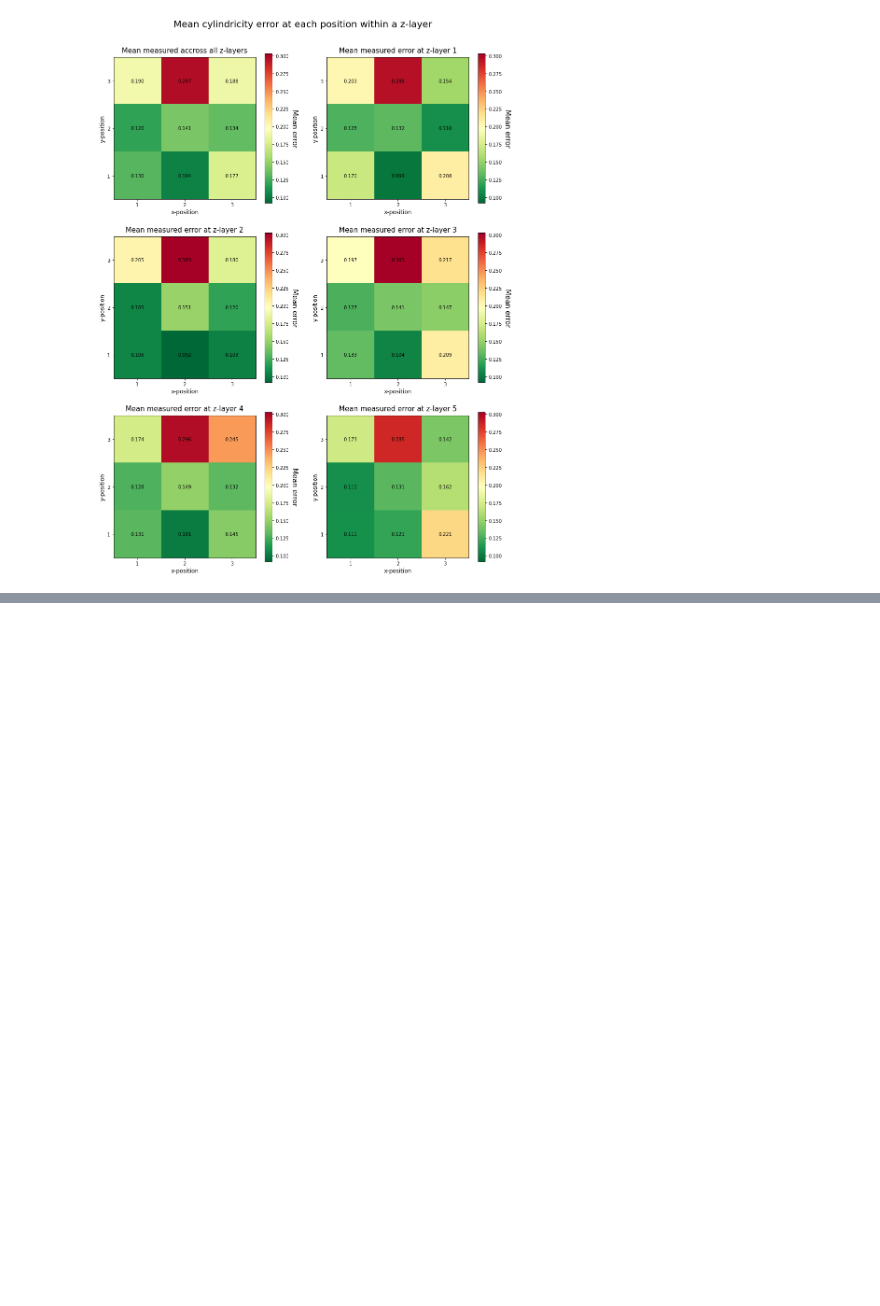
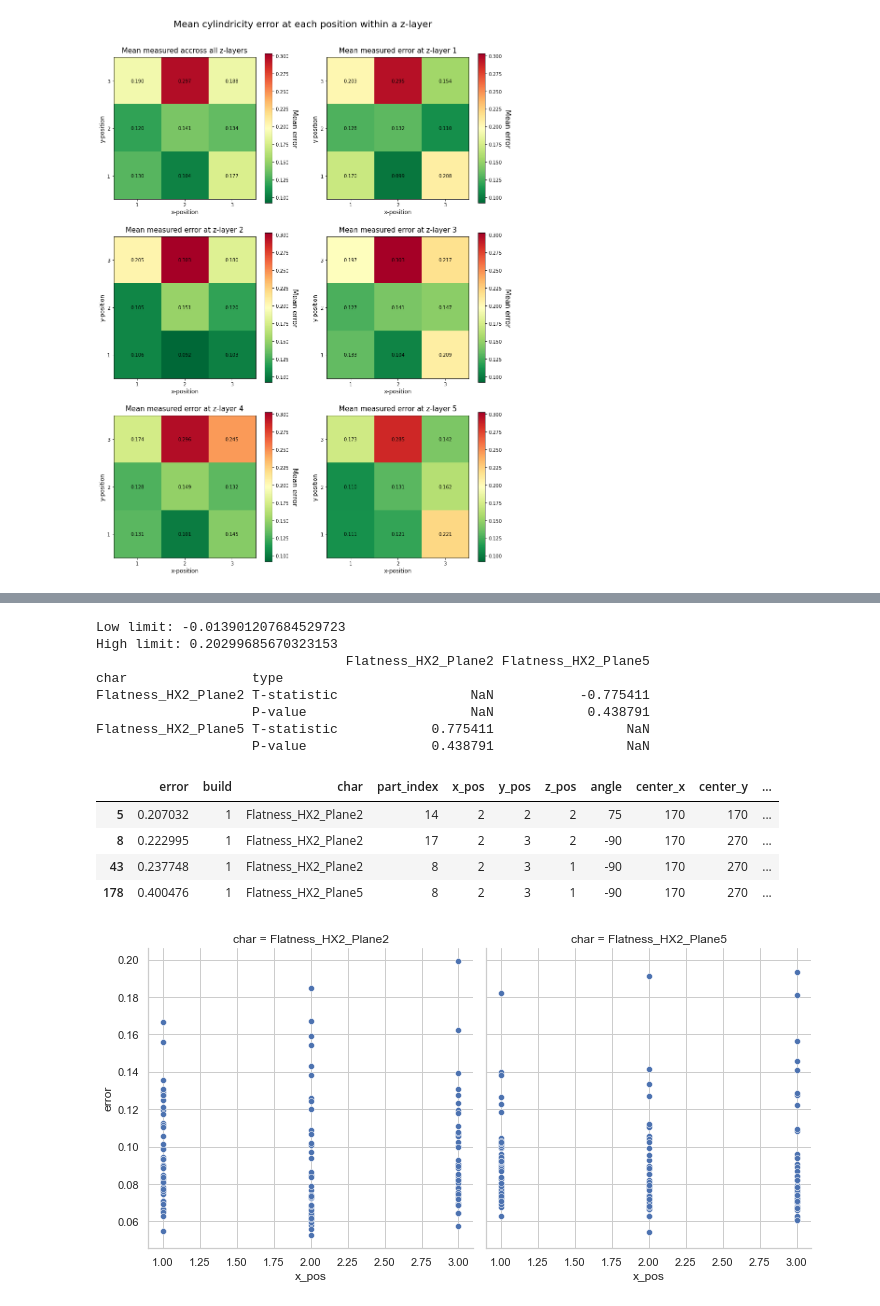
Before and after one commit to TheThorb/Leirmo_Exp1_Publication1, a Jupyter notebook: xy_variations.ipynb, the cells around one changed output, grey strips where cells are left out. Cells and saved outputs as stored; diff of their text form; code cells hidden in the pictures; blank space fills up the shorter version.

```diff
--- a/xy_variations.ipynb
+++ b/xy_variations.ipynb
@@ -186,0 +182,57 @@ df_new.plot.scatter(x='z_pos', y='error')
+# %%
+"""
+Compare flatness of vertical planes at different positions in the xy-plane
+
+"""
+
+## Prepare data
+# List of characteristics
+chars = ['Flatness_HX2_Plane2', 'Flatness_HX2_Plane5']
+
+# Retrieve the characteristics from the dictionary
+df1 = char_dict['Flatness_HX2_Plane2']
+df1.insert(loc=2, column='char', value='Flatness_HX2_Plane2')
+
+df2 = char_dict['Flatness_HX2_Plane5']
+df2.insert(loc=2, column='char', value='Flatness_HX2_Plane5')
+
+# Concatinate dataframes
+df = pd.concat([df1, df2])
+
+
+## Filter data
+# Remove outliers
+std = df['error'].std()
+
+hi_lim = df['error'].mean() + (3*std)
+lo_lim = df['error'].mean() - (3*std)
+
+df_filtered = df[(df['error'] < hi_lim) & (df['error'] > lo_lim)]
+
+df_removed = pd.merge(df, df_filtered, how='outer', indicator=True).query('_merge == "left_only"').drop(columns=['_merge'])
+
+
+## Create figure
+sns.set_theme(style="whitegrid")
+
+g = sns.relplot(data=df_filtered, x='x_pos', y='error', col='char')
+
+print("Low limit: {}\nHigh limit: {}".format(lo_lim, hi_lim))
+print(func.my_t_test(df_filtered, par='char'))
+
+df_removed.head()
+# %% [output]
+Low limit: -0.013901207684529723
+High limit: 0.20299685670323153
+                                Flatness_HX2_Plane2 Flatness_HX2_Plane5
+char                type
+Flatness_HX2_Plane2 T-statistic                 NaN           -0.775411
+                    P-value                     NaN            0.438791
+Flatness_HX2_Plane5 T-statistic            0.775411                 NaN
+                    P-value                0.438791                 NaN
+|  | error | build | char | part_index | x_pos | y_pos | z_pos | angle | center_x | center_y | ... |
+| 5 | 0.207032 | 1 | Flatness_HX2_Plane2 | 14 | 2 | 2 | 2 | 75 | 170 | 170 | ... |
+| 8 | 0.222995 | 1 | Flatness_HX2_Plane2 | 17 | 2 | 3 | 2 | -90 | 170 | 270 | ... |
+| 43 | 0.237748 | 1 | Flatness_HX2_Plane2 | 8 | 2 | 3 | 1 | -90 | 170 | 270 | ... |
+| 178 | 0.400476 | 1 | Flatness_HX2_Plane5 | 8 | 2 | 3 | 1 | -90 | 170 | 270 | ... |
+[figure, added]
```
Also changed, not shown: parts of 7 cells of this notebook.
